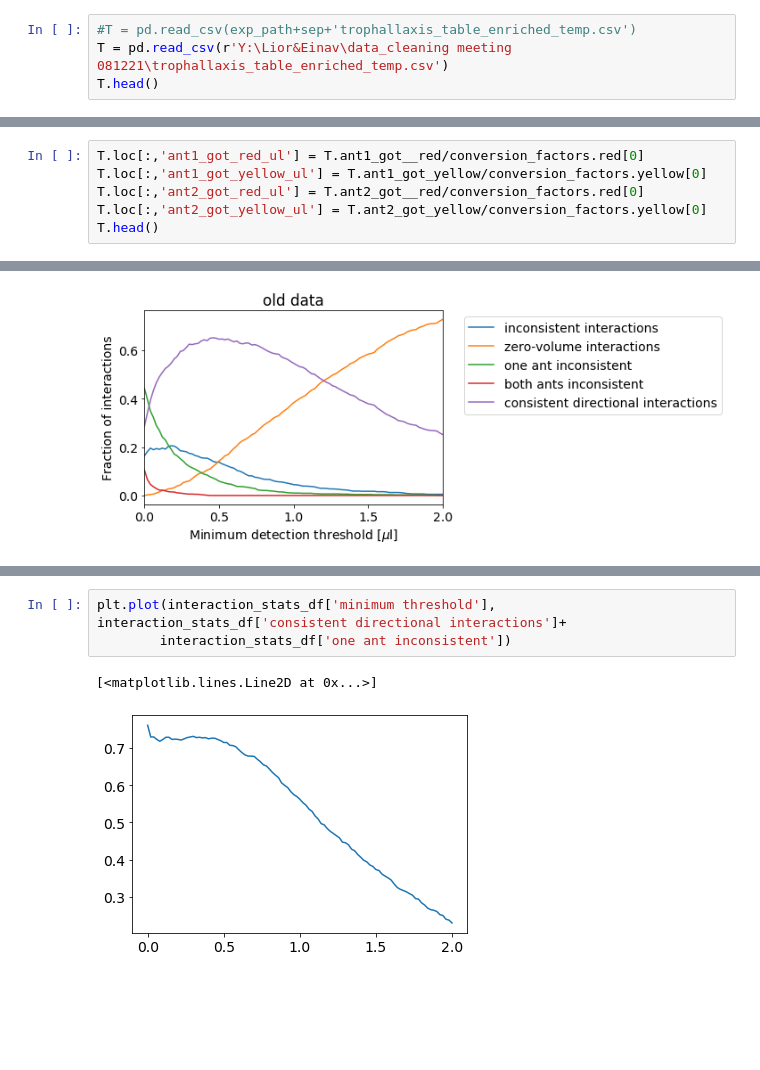
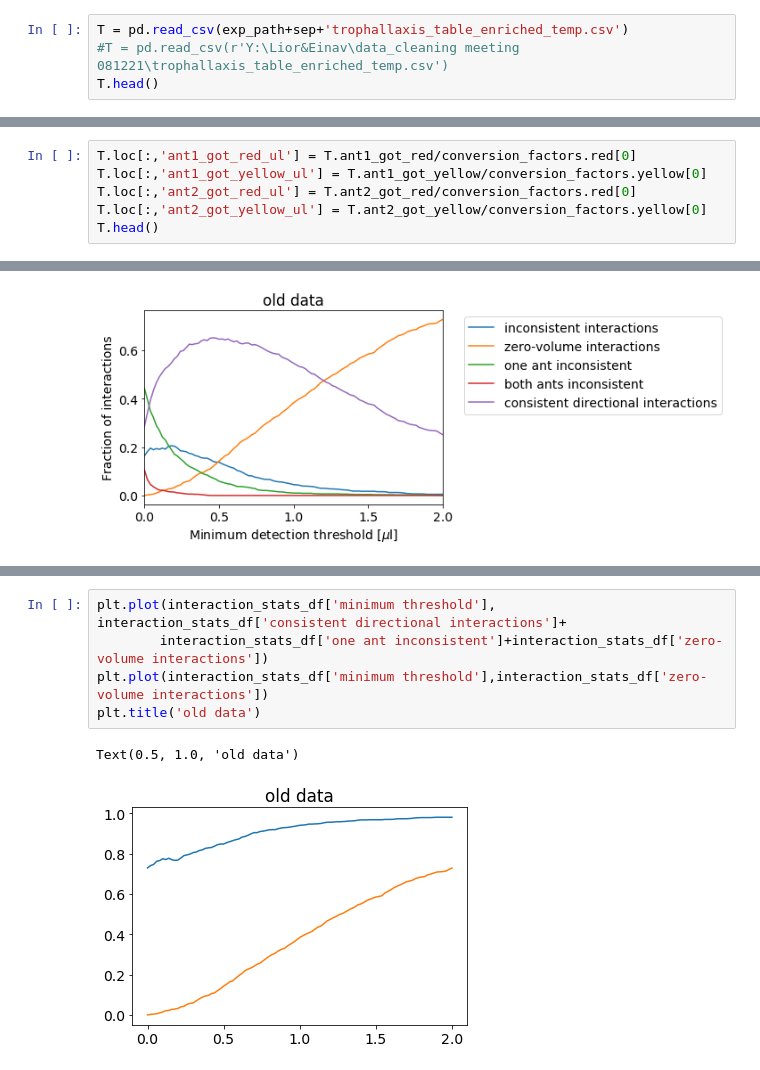
Before and after one commit to liorbalti/TwoColorAnts, a Jupyter notebook: Interaction measurements statistics.ipynb, the cells around one changed output, grey strips where cells are left out. Drawn from its saved outputs; the diff is of its cells as text; blank space fills up the shorter version.

Commit message:
confidence rating and trophallaxis estimation - partial

```diff
--- a/Interaction measurements statistics.ipynb
+++ b/Interaction measurements statistics.ipynb
@@ -7,7 +7,7 @@ import seaborn as sns
 # %%
 exp_path = 'Y:\Lior&Einav\Experiments\experiment11_140720'
 # %%
-#T = pd.read_csv(exp_path+sep+'trophallaxis_table_enriched_temp.csv')
-T = pd.read_csv(r'Y:\Lior&Einav\data_cleaning meeting 081221\trophallaxis_table_enriched_temp.csv')
+T = pd.read_csv(exp_path+sep+'trophallaxis_table_enriched_temp.csv')
+#T = pd.read_csv(r'Y:\Lior&Einav\data_cleaning meeting 081221\trophallaxis_table_enriched_temp.csv')
 T.head()
 # %% [output]
@@ -25,9 +24,9 @@ conversion_factors
 |  | red | yellow |
 | 0 | 68482.697584 | 56792.534613 |
 # %%
-T.loc[:,'ant1_got_red_ul'] = T.ant1_got__red/conversion_factors.red[0]
+T.loc[:,'ant1_got_red_ul'] = T.ant1_got_red/conversion_factors.red[0]
 T.loc[:,'ant1_got_yellow_ul'] = T.ant1_got_yellow/conversion_factors.yellow[0]
-T.loc[:,'ant2_got_red_ul'] = T.ant2_got__red/conversion_factors.red[0]
+T.loc[:,'ant2_got_red_ul'] = T.ant2_got_red/conversion_factors.red[0]
 T.loc[:,'ant2_got_yellow_ul'] = T.ant2_got_yellow/conversion_factors.yellow[0]
 T.head()
 # %% [output]
@@ -300,7 +307,9 @@ Text(0.5, 1.0, 'old data')
 # %%
 plt.plot(interaction_stats_df['minimum threshold'], interaction_stats_df['consistent directional interactions']+
-        interaction_stats_df['one ant inconsistent'])
+        interaction_stats_df['one ant inconsistent']+interaction_stats_df['zero-volume interactions'])
+plt.plot(interaction_stats_df['minimum threshold'],interaction_stats_df['zero-volume interactions'])
+plt.title('old data')
 # %% [output]
-[<matplotlib.lines.Line2D at 0x...>]
+Text(0.5, 1.0, 'old data')
-[figure, old version]
+[figure, new version]
 # %%
```
Also changed, not shown: parts of 18 cells of this notebook, 4 other files.
